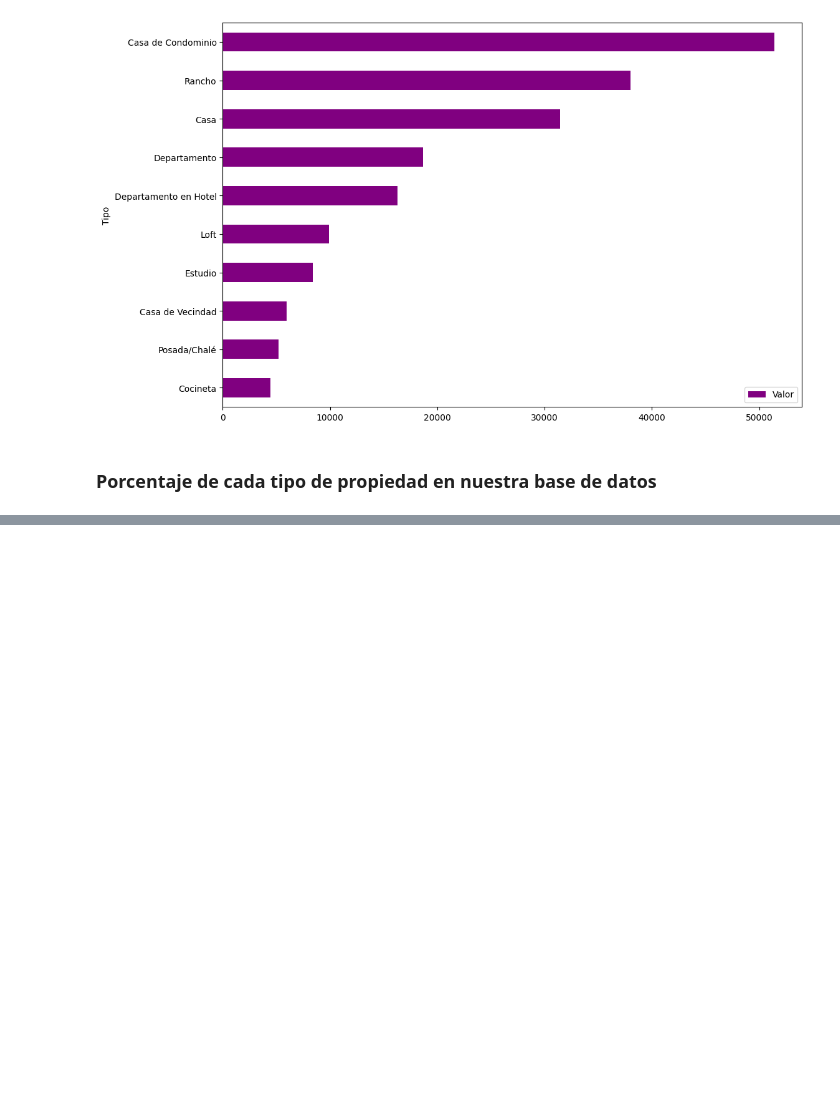
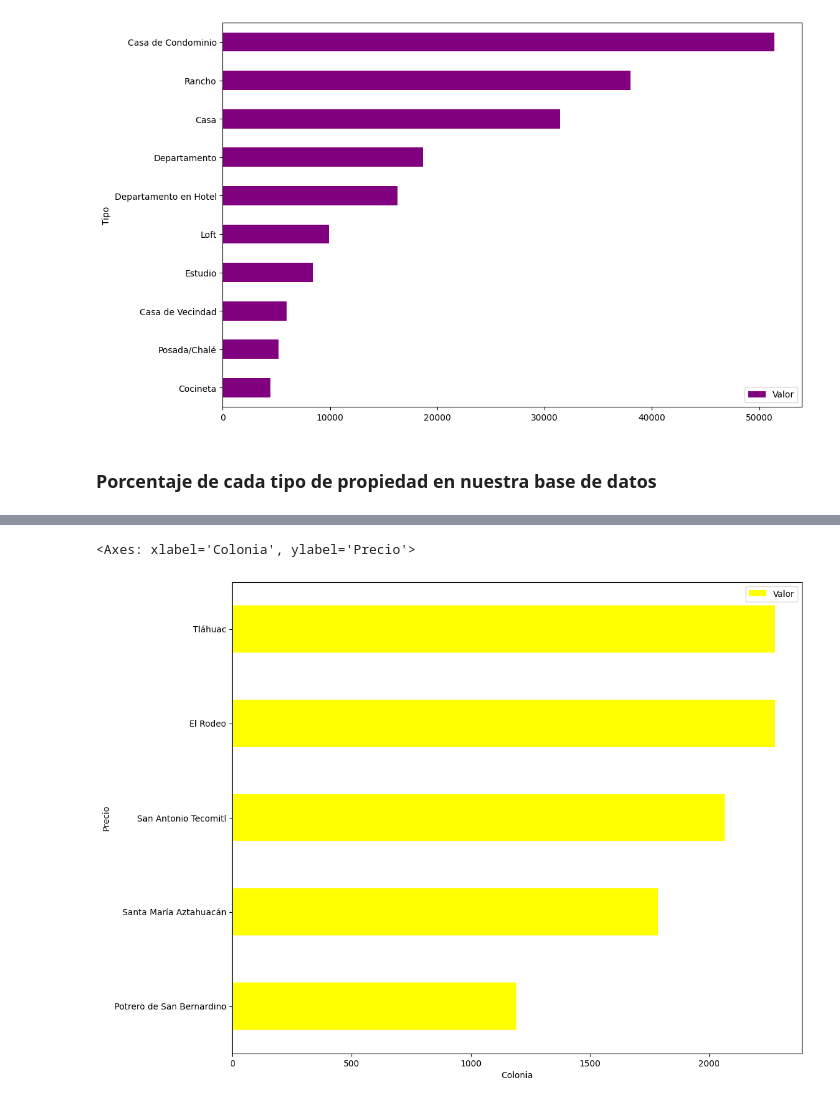
Before and after one commit to ElsaMolina/CursoPandas1, a Jupyter notebook: inmuebles_cdmx.ipynb, the cells around one changed output, grey strips where cells are left out. Drawn from its saved outputs; the diff is of its cells as text; code cells hidden in the pictures; blank space fills up the shorter version.

```diff
--- a/inmuebles_cdmx.ipynb
+++ b/inmuebles_cdmx.ipynb
@@ -318,0 +490,7 @@ df_tipo_precio.plot(kind= 'barh', figsize=(12,8), color = 'purple')
+# %%
+#Ahota si con head()
+Colonias_Alquiler  = df.groupby('Colonia')['Valor'].mean().sort_values(ascending=True).head().to_frame()
+Colonias_Alquiler.plot(kind='barh', figsize=(12,10), color = 'Yellow', xlabel='Colonia', ylabel='Precio')
+# %% [output]
+<Axes: xlabel='Colonia', ylabel='Precio'>
+[figure, added]
```
Also changed, not shown: parts of 22 cells of this notebook.
